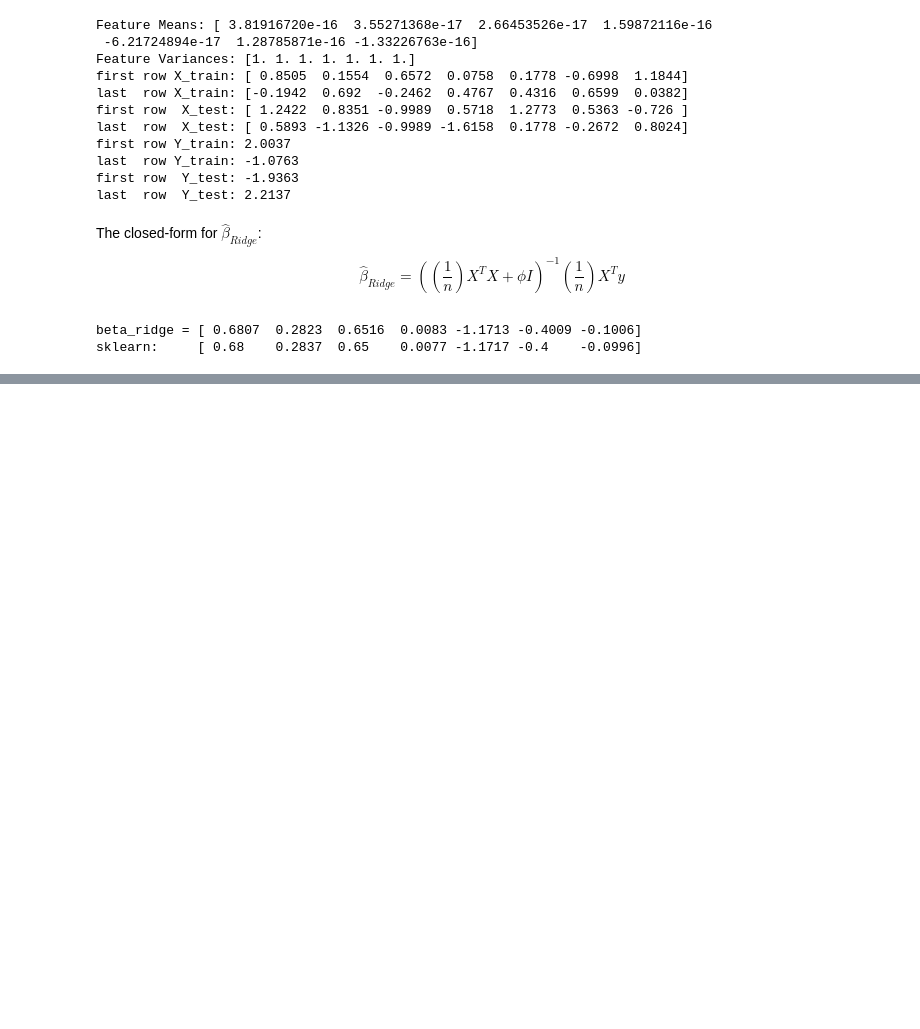
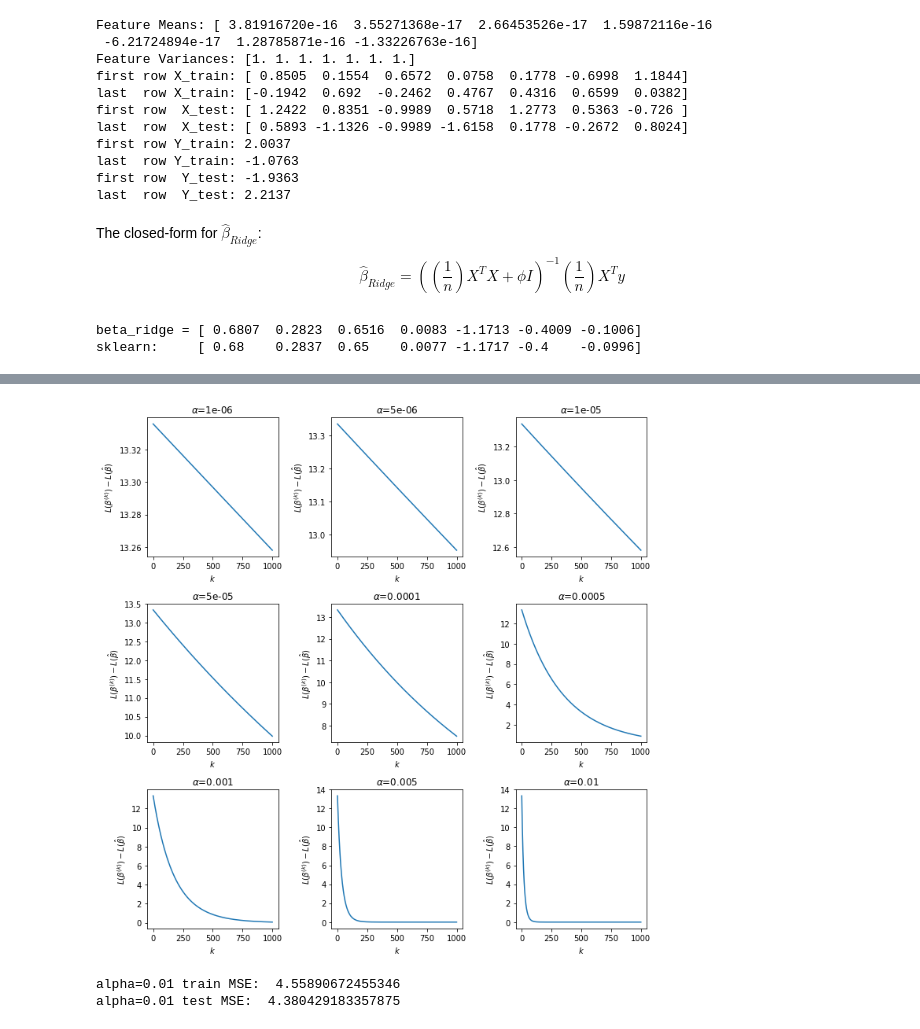
Before and after one commit to FreemanX/Machine-Learning-Notes, a Jupyter notebook: N05_OptimizationMethods.ipynb, the cells around one changed output, grey strips where cells are left out. Drawn from its saved outputs; the diff is of its cells as text; code cells hidden in the pictures; blank space fills up the shorter version.

```diff
--- a/N05_OptimizationMethods.ipynb
+++ b/N05_OptimizationMethods.ipynb
@@ -397,14 +397,15 @@ $$
 \hat{\beta}_{Ridge} = ((\frac{1}{n})X^TX+\phi I)^{-1}(\frac{1}{n})X^Ty
 $$
 # %%
+from sklearn.linear_model import Ridge
 n = X_train.shape[0]
 p = X_train.shape[1]
 phi = 0.5
-beta_ridge = (1 / n * X_train.T @ Y_train) @ np.linalg.inv(1 / n * X_train.T @ X_train + phi * np.identity(p))
+beta_ridge = (1 / n * X_train.T @ Y_train) @ np.linalg.inv(1 /
+                                                           n * X_train.T @ X_train + phi * np.identity(p))
 print(f"beta_ridge = {np.round(beta_ridge, 4)}")
 
 # Check with sklearn
-from sklearn.linear_model import Ridge
 model = Ridge(alpha=0.5*n).fit(X_train, Y_train)
 print("sklearn:    ", np.round(model.coef_, 4))
 # %% [output]
@@ -430,0 +450,51 @@ Still approximate the full gradient but using more than a single element as in S
+# %%
+import matplotlib.pyplot as plt
+phi = 0.5
+n = X_train.shape[0]
+p = X_train.shape[1]
+n_epochs = 1000
+alphas = [0.000001, 0.000005, 0.00001, 0.00005,
+          0.0001, 0.0005, 0.001, 0.005, 0.01]
+
+
+def loss(beta, X, y):
+    return (1/n) * np.linalg.norm(y-X@beta)**2 + phi * np.linalg.norm(beta)**2
+
+
+def gradient(beta, X, y):
+    return -(2/n) * X.T @ (y - X @ beta) + 2 * phi * beta
+
+
+fig, axes = plt.subplots(3, 3, figsize=(10, 10))
+
+for i, ax in enumerate(axes.flat):
+    betas = np.zeros((n_epochs, p))
+    betas[0] = np.ones(p)
+    loss_diffs = np.ones(n_epochs) * np.inf
+    loss_diffs[0] = loss(betas[0], X_train, Y_train) - \
+        loss(beta_ridge, X_train, Y_train)
+    alpha = alphas[i]
+    for j in range(1, n_epochs):
+        betas[j] = betas[j - 1] - alpha * \
+            gradient(betas[j - 1], X_train, Y_train)
+        loss_diffs[j] = loss(betas[j], X_train, Y_train) - \
+            loss(beta_ridge, X_train, Y_train)
+    ax.plot(np.arange(n_epochs), loss_diffs)
+    ax.set_title(rf'$\alpha$={alpha}')
+    ax.set_ylabel(r'$L(\beta^{(k)}) - L(\hat{\beta})$')
+    ax.set_xlabel(rf'$k$')
+plt.tight_layout()
+plt.show()
+
+
+def MSE(beta, X, y):
+    n = X.shape[0]
+    return (1/n) * np.linalg.norm(y - X@beta) ** 2
+
+# best learning rate 0.01
+print("alpha=0.01 train MSE: ", MSE(betas[-1], X_train, Y_train))
+print("alpha=0.01 test MSE: ", MSE(betas[-1], X_test, Y_test))
+# %% [output]
+[figure, added]
+alpha=0.01 train MSE:  4.55890672455346
+alpha=0.01 test MSE:  4.380429183357875
```
Also changed, not shown: parts of 32 cells of this notebook, 1 other file.
